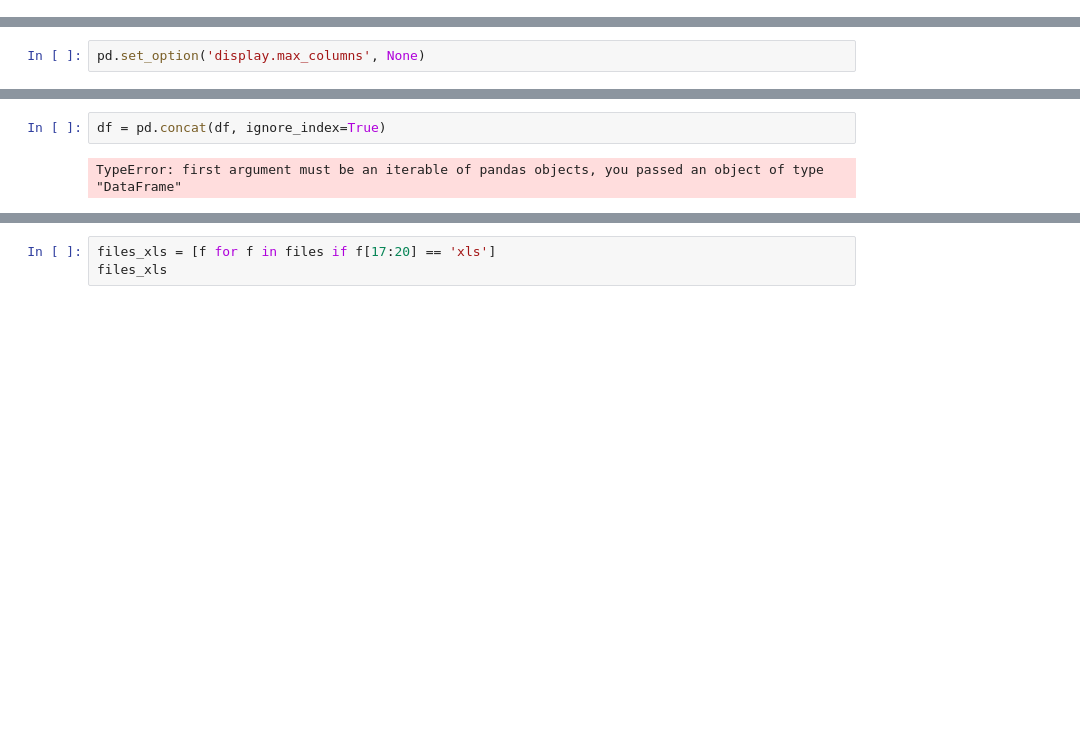
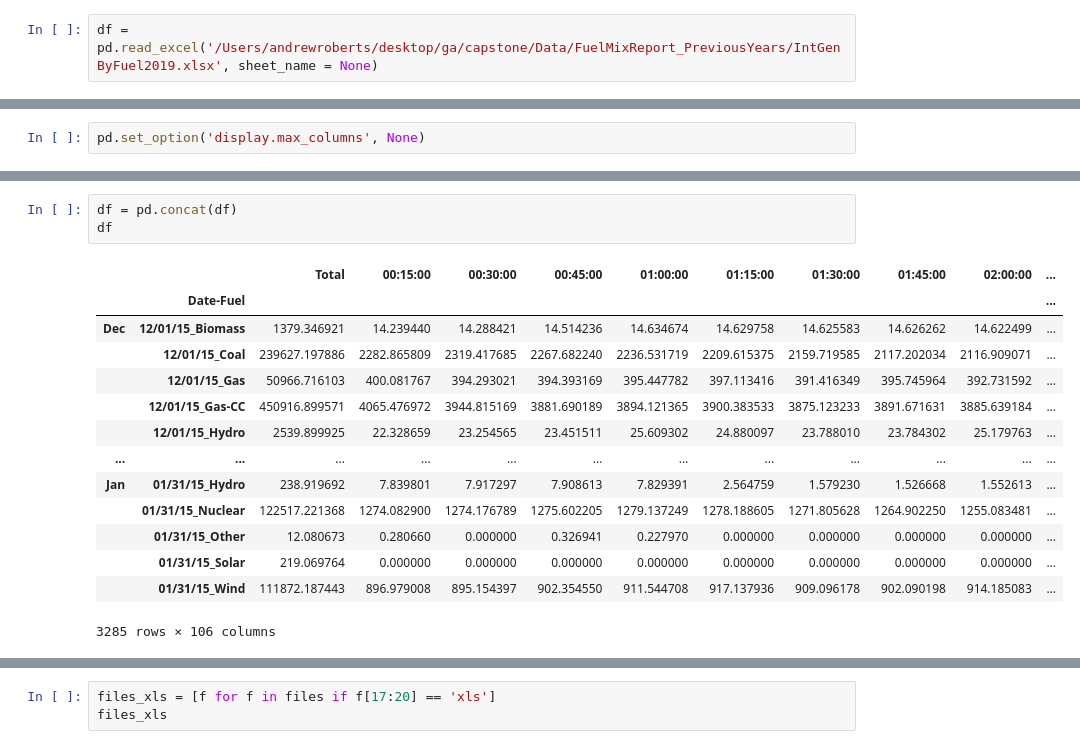
Before and after one commit to akr2293/Texas-Electricity-Forecasting, a Jupyter notebook: notebooks/01_cleaning.ipynb, the cells around one changed output, grey strips where cells are left out. Drawn from its saved outputs; the diff is of its cells as text; blank space fills up the shorter version.

```diff
--- a/notebooks/01_cleaning.ipynb
+++ b/notebooks/01_cleaning.ipynb
@@ -28,0 +11,2 @@ df['Dec15']
+# %%
+df = pd.read_excel('/Users/andrewroberts/desktop/ga/capstone/Data/FuelMixReport_PreviousYears/IntGenByFuel2019.xlsx', sheet_name = None)
@@ -31,4 +75,18 @@ pd.set_option('display.max_columns', None)
 # %%
-df = pd.concat(df, ignore_index=True)
+df = pd.concat(df)
+df
 # %% [output]
+|  |  | Total | 00:15:00 | 00:30:00 | 00:45:00 | 01:00:00 | 01:15:00 | 01:30:00 | 01:45:00 | 02:00:00 | ... |
+|  | Date-Fuel |  |  |  |  |  |  |  |  |  | ... |
+| Dec | 12/01/15_Biomass | 1379.346921 | 14.239440 | 14.288421 | 14.514236 | 14.634674 | 14.629758 | 14.625583 | 14.626262 | 14.622499 | ... |
+|  | 12/01/15_Coal | 239627.197886 | 2282.865809 | 2319.417685 | 2267.682240 | 2236.531719 | 2209.615375 | 2159.719585 | 2117.202034 | 2116.909071 | ... |
+|  | 12/01/15_Gas | 50966.716103 | 400.081767 | 394.293021 | 394.393169 | 395.447782 | 397.113416 | 391.416349 | 395.745964 | 392.731592 | ... |
+|  | 12/01/15_Gas-CC | 450916.899571 | 4065.476972 | 3944.815169 | 3881.690189 | 3894.121365 | 3900.383533 | 3875.123233 | 3891.671631 | 3885.639184 | ... |
+|  | 12/01/15_Hydro | 2539.899925 | 22.328659 | 23.254565 | 23.451511 | 25.609302 | 24.880097 | 23.788010 | 23.784302 | 25.179763 | ... |
+| ... | ... | ... | ... | ... | ... | ... | ... | ... | ... | ... | ... |
+| Jan | 01/31/15_Hydro | 238.919692 | 7.839801 | 7.917297 | 7.908613 | 7.829391 | 2.564759 | 1.579230 | 1.526668 | 1.552613 | ... |
+|  | 01/31/15_Nuclear | 122517.221368 | 1274.082900 | 1274.176789 | 1275.602205 | 1279.137249 | 1278.188605 | 1271.805628 | 1264.902250 | 1255.083481 | ... |
+|  | 01/31/15_Other | 12.080673 | 0.280660 | 0.000000 | 0.326941 | 0.227970 | 0.000000 | 0.000000 | 0.000000 | 0.000000 | ... |
+|  | 01/31/15_Solar | 219.069764 | 0.000000 | 0.000000 | 0.000000 | 0.000000 | 0.000000 | 0.000000 | 0.000000 | 0.000000 | ... |
+|  | 01/31/15_Wind | 111872.187443 | 896.979008 | 895.154397 | 902.354550 | 911.544708 | 917.137936 | 909.096178 | 902.090198 | 914.185083 | ... |
-TypeError: first argument must be an iterable of pandas objects, you passed an object of type "DataFrame"
+3285 rows × 106 columns
```
Also changed, not shown: parts of 24 cells of this notebook, 31 other files.
